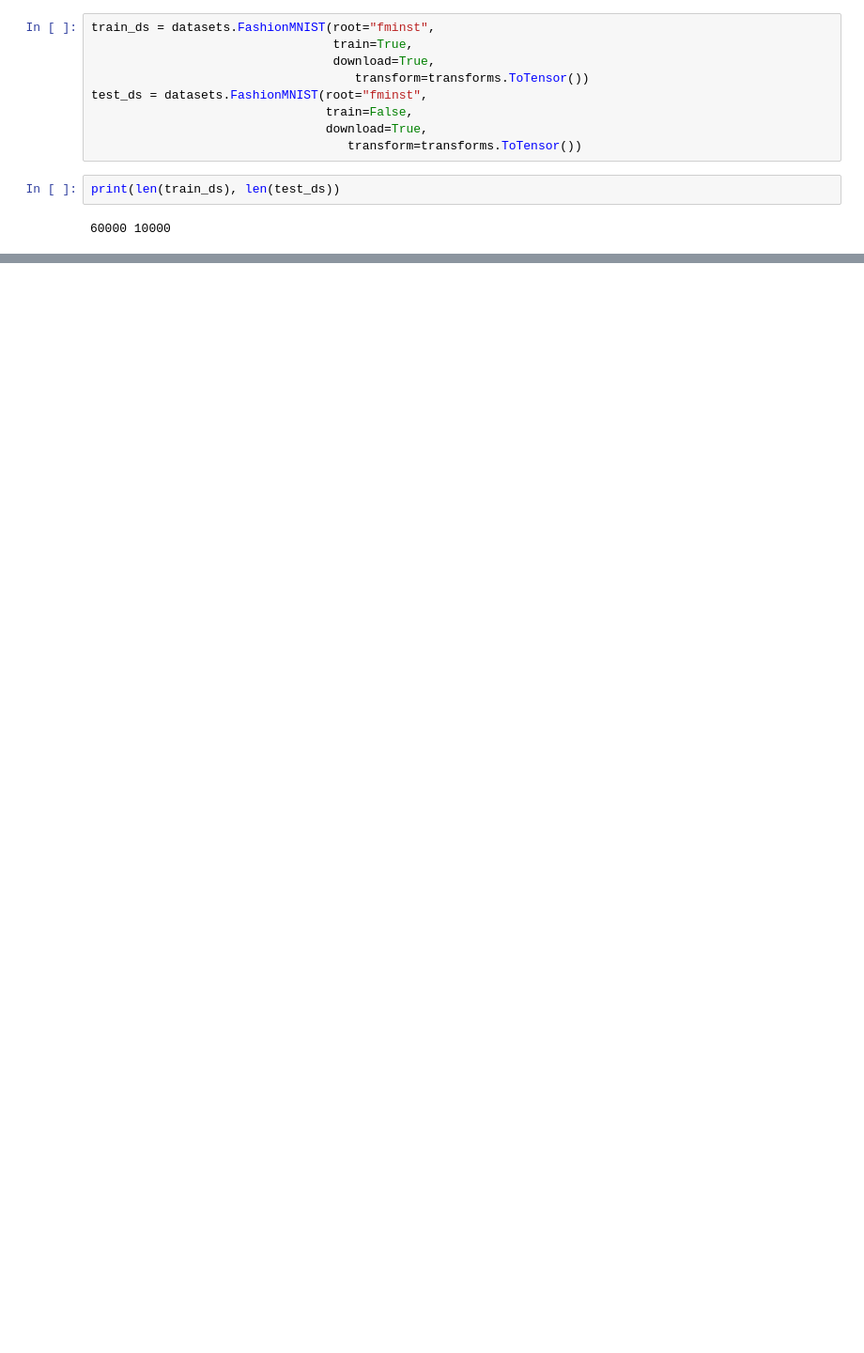
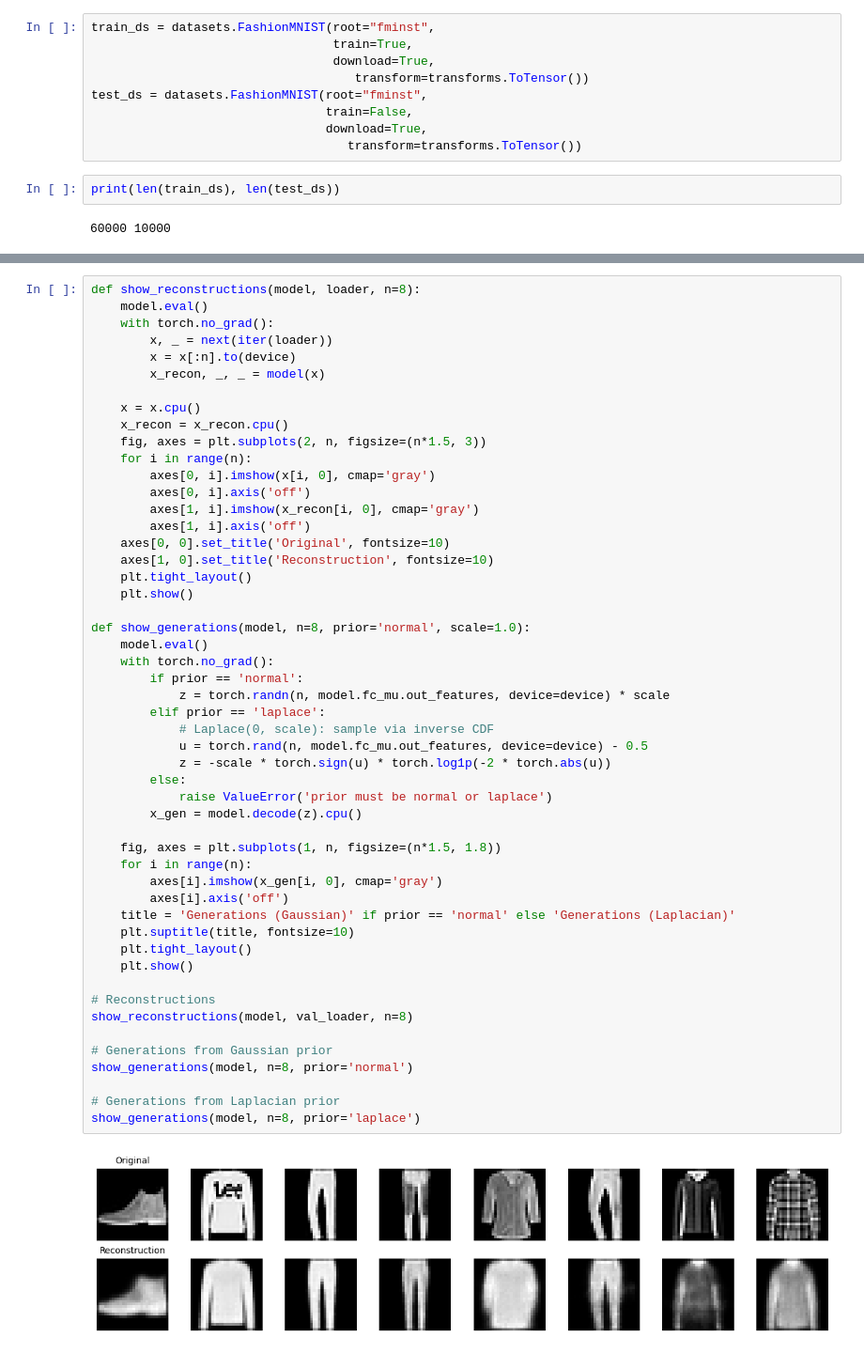
Before and after one commit to nausherwan-malik/Deep-Vision-Language-Models, a Jupyter notebook: Lab 0/Variatonal-Autoencoders.ipynb, the cells around one changed output, grey strips where cells are left out. Shown at 94% size. Drawn from its saved outputs; the diff is of its cells as text; blank space fills up the shorter version.

```diff
--- a/Lab 0/Variatonal-Autoencoders.ipynb
+++ b/Lab 0/Variatonal-Autoencoders.ipynb
@@ -16,0 +114,53 @@ print(len(train_ds), len(test_ds))
+# %%
+def show_reconstructions(model, loader, n=8):
+    model.eval()
+    with torch.no_grad():
+        x, _ = next(iter(loader))
+        x = x[:n].to(device)
+        x_recon, _, _ = model(x)
+
+    x = x.cpu()
+    x_recon = x_recon.cpu()
+    fig, axes = plt.subplots(2, n, figsize=(n*1.5, 3))
+    for i in range(n):
+        axes[0, i].imshow(x[i, 0], cmap='gray')
+        axes[0, i].axis('off')
+        axes[1, i].imshow(x_recon[i, 0], cmap='gray')
+        axes[1, i].axis('off')
+    axes[0, 0].set_title('Original', fontsize=10)
+    axes[1, 0].set_title('Reconstruction', fontsize=10)
+    plt.tight_layout()
+    plt.show()
+
+def show_generations(model, n=8, prior='normal', scale=1.0):
+    model.eval()
+    with torch.no_grad():
+        if prior == 'normal':
+            z = torch.randn(n, model.fc_mu.out_features, device=device) * scale
+        elif prior == 'laplace':
+            # Laplace(0, scale): sample via inverse CDF
+            u = torch.rand(n, model.fc_mu.out_features, device=device) - 0.5
+            z = -scale * torch.sign(u) * torch.log1p(-2 * torch.abs(u))
+        else:
+            raise ValueError('prior must be normal or laplace')
+        x_gen = model.decode(z).cpu()
+
+    fig, axes = plt.subplots(1, n, figsize=(n*1.5, 1.8))
+    for i in range(n):
+        axes[i].imshow(x_gen[i, 0], cmap='gray')
+        axes[i].axis('off')
+    title = 'Generations (Gaussian)' if prior == 'normal' else 'Generations (Laplacian)'
+    plt.suptitle(title, fontsize=10)
+    plt.tight_layout()
+    plt.show()
+
+# Reconstructions
+show_reconstructions(model, val_loader, n=8)
+
+# Generations from Gaussian prior
+show_generations(model, n=8, prior='normal')
+
+# Generations from Laplacian prior
+show_generations(model, n=8, prior='laplace')
+# %% [output]
+[figure, added]
```
Also changed, not shown: parts of 6 cells of this notebook, 1 other file.
